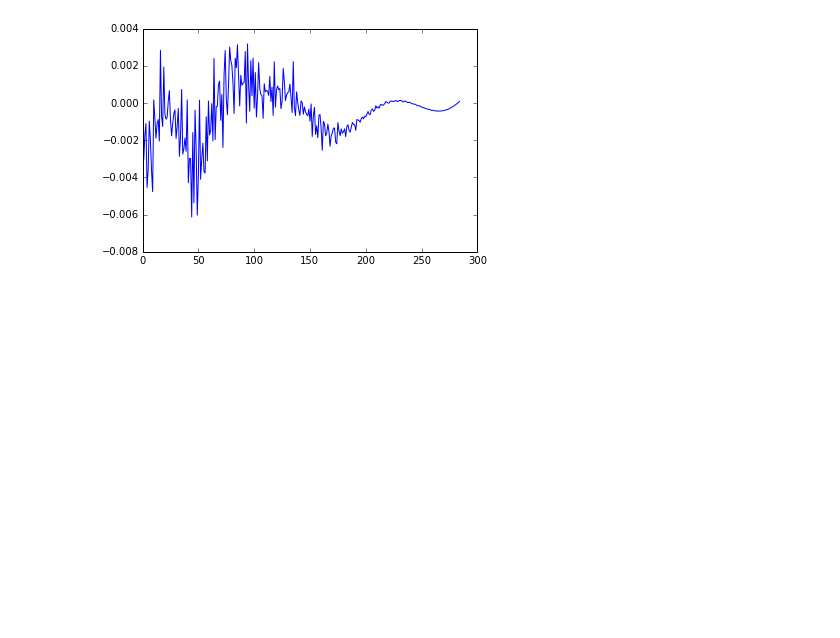
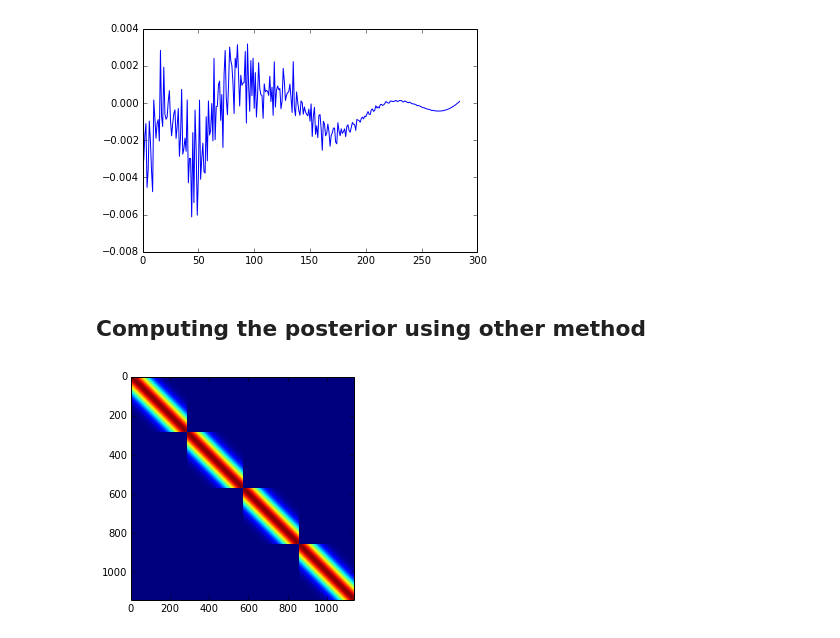
Before and after one commit to juangil/machine_learning_class, a Jupyter notebook: GP_tests/mocap_test_1/MOGP_mocap_1_HGP.ipynb, the cells around one changed output. Cells and saved outputs as stored; diff of their text form; code cells hidden in the pictures; blank space fills up the shorter version.

Commit message:
correction in posterior estimation, pending some revisions

```diff
--- a/GP_tests/mocap_test_1/MOGP_mocap_1_HGP.ipynb
+++ b/GP_tests/mocap_test_1/MOGP_mocap_1_HGP.ipynb
@@ -455,3 +455,16 @@ pb.plot(T_hat[0:time_size, 0], posterior_mean[0:time_size, 0])
 # %% [output]
 [<matplotlib.lines.Line2D at 0x...>]
 [figure]
+# %% [markdown]
+## Computing the posterior using other method
+# %%
+A_kron = np.eye(len(subject_tests))
+C = np.matrix(C)
+tmp_kg = np.kron(A_kron, C_parent)
+posterior_mean = tmp_kg*np.linalg.inv(C)*Y_hat
+
+posterior_cov = tmp_kg - (tmp_kg*np.linalg.inv(C)*tmp_kg.T)
+plt.imshow(posterior_cov)
+time_size = C_parent.shape[0]
+# %% [output]
+[figure, added]
```
Also changed, not shown: parts of 2 cells of this notebook.
